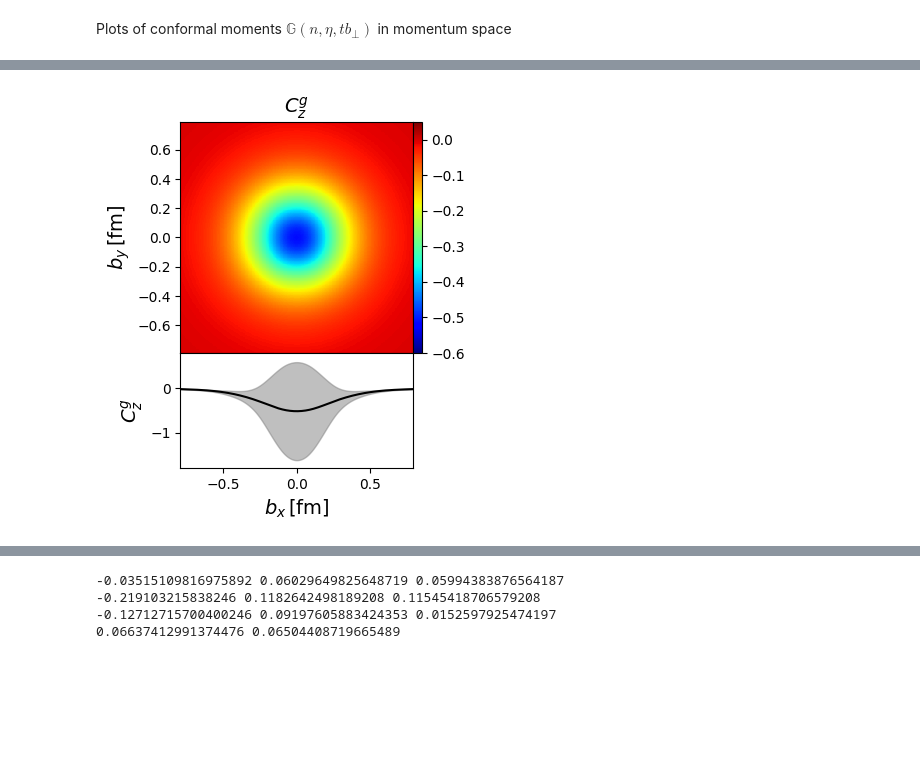
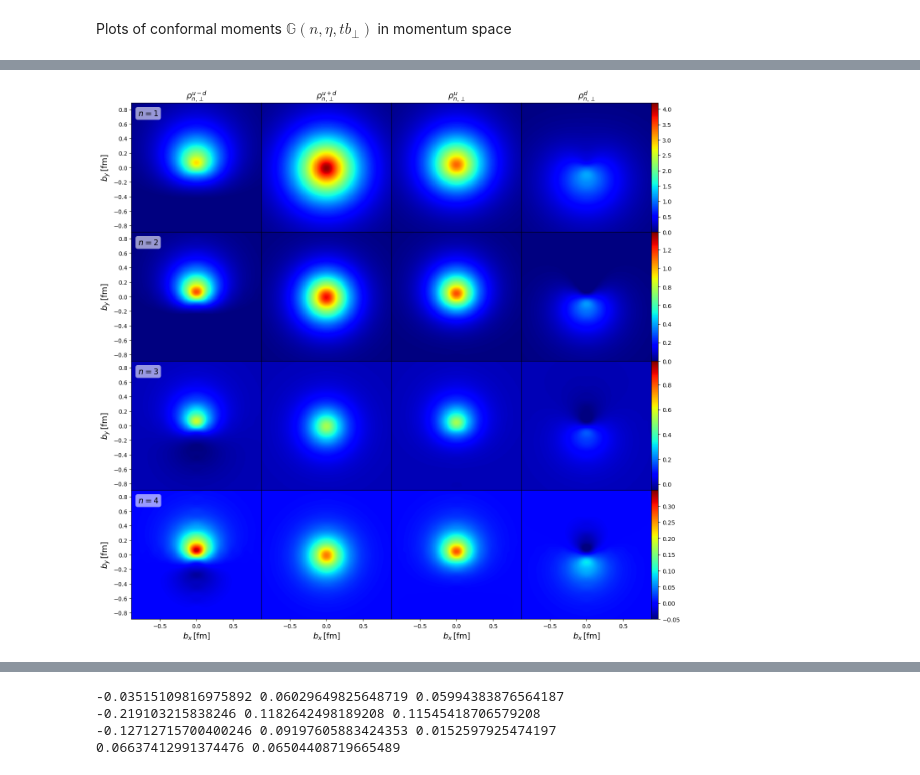
Before and after one commit to HechenMountain/stringy-gpds, a Jupyter notebook: StringBasedGPD.ipynb, the cells around one changed output, grey strips where cells are left out. Cells and saved outputs as stored; diff of their text form; code cells hidden in the pictures; blank space fills up the shorter version.

```diff
--- a/StringBasedGPD.ipynb
+++ b/StringBasedGPD.ipynb
@@ -307,5 +291,10 @@ plot_fourier_transform_singlet_helicity(0,2,particle="gluon",read_from_file=True
 # %%
-plot_fourier_transform_singlet_spin_orbit_correlation(0,2,particle="gluon",read_from_file=True,write_to_file=False,b_max=4, n_b = 50,Delta_max=8,vmin = -.6, vmax = 0.05 ,ymin=-1.8, ymax = .8)
+from stringy_gpds import plot_fourier_transform_singlet_spin_orbit_correlation
+# plot_fourier_transform_singlet_spin_orbit_correlation(0,2,particle="gluon",read_from_file=False,write_to_file=True,evolution_order="NLO",b_max=4, n_b = 50,Delta_max=8,vmin = -.6, vmax = 0.05 ,ymin=-1.8, ymax = .8)
+# plot_fourier_transform_singlet_spin_orbit_correlation(0,2,particle="quark",read_from_file=False,write_to_file=True,evolution_order="NLO",b_max=4, n_b = 50,Delta_max=8,vmin = -.6, vmax = 0.05 ,ymin=-1.8, ymax = .8)
-# %% [output]
-[figure, removed]
+# %%
+from plot import plot_fourier_transform_transverse_moments_grid
+plot_fourier_transform_transverse_moments_grid(4,0,2,vmin=[0,0,-0.05,-0.05],vmax=[4.2,1.39,.99,.349])
+# %% [output]
+[figure, added]
 # %%
```
Also changed, not shown: parts of 19 cells of this notebook, 7 other files.
